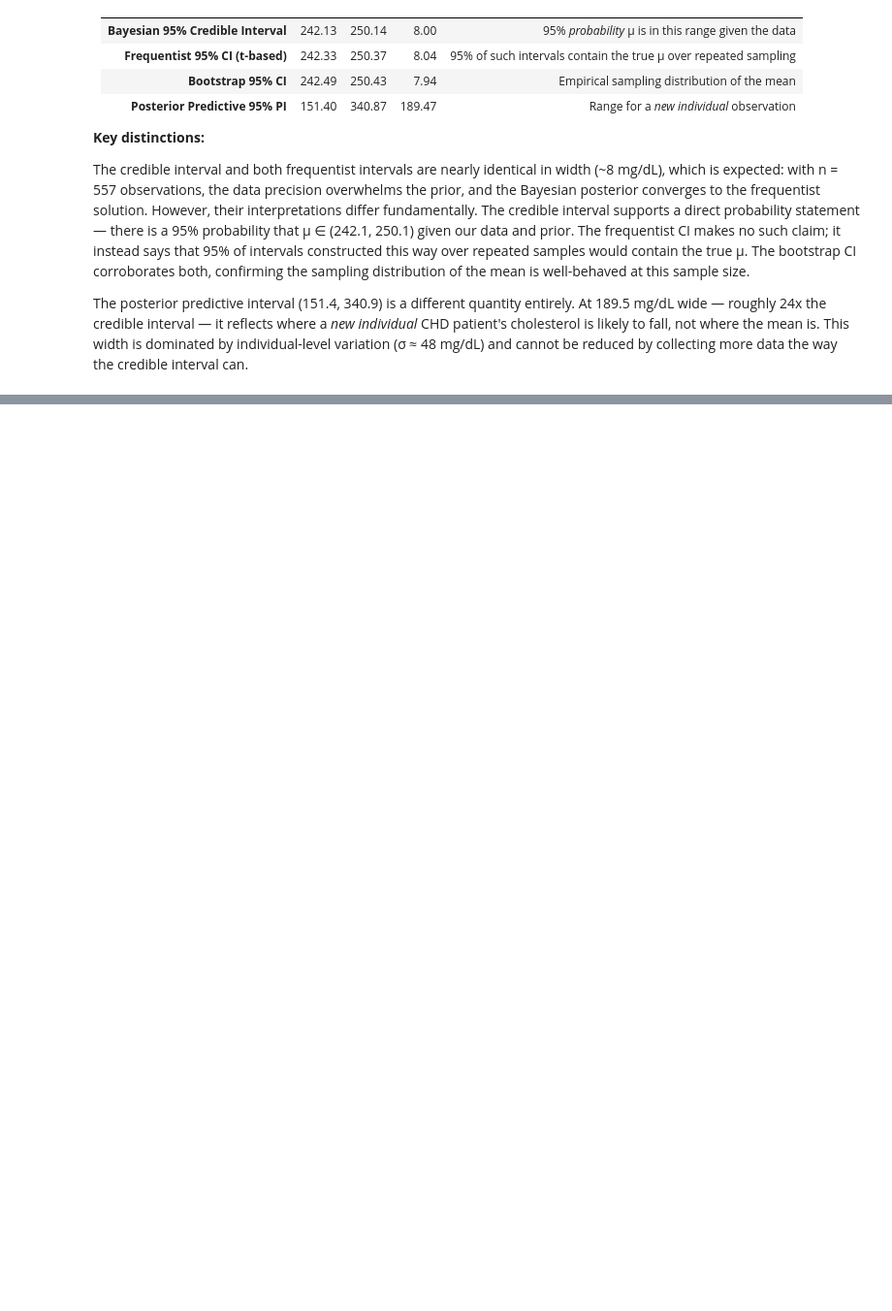
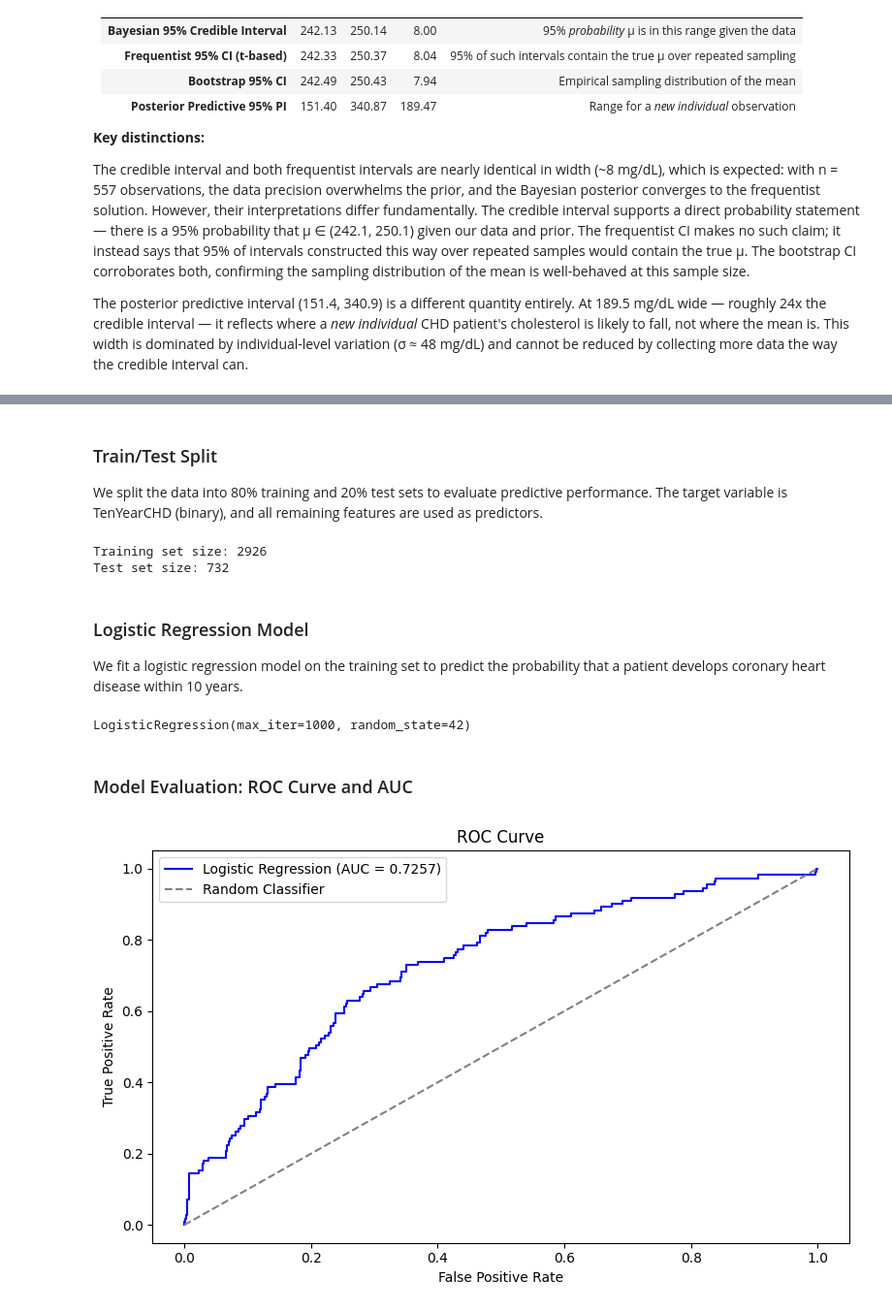
Before and after one commit to stefanregalia/Inf-Pred-Project, a Jupyter notebook: pipeline.ipynb, the cells around one changed output, grey strips where cells are left out. Shown at 97% size. Saved outputs shown, nothing was run; the diff lists cells and outputs as text; code cells hidden in the pictures; blank space fills up the shorter version.

Commit message:
regression model

```diff
--- a/pipeline.ipynb
+++ b/pipeline.ipynb
@@ -404,0 +407,63 @@ The posterior predictive interval (151.4, 340.9) is a different quantity entirel
+# %% [markdown]
+### Train/Test Split
+
+We split the data into 80% training and 20% test sets to evaluate predictive performance. The target variable is TenYearCHD (binary), and all remaining features are used as predictors.
+# %%
+from sklearn.model_selection import train_test_split
+
+# Define features and target
+X = df.drop(columns=['TenYearCHD'])
+y = df['TenYearCHD']
+
+# Train/test split
+X_train, X_test, y_train, y_test = train_test_split(
+    X, y, test_size=0.2, random_state=42, stratify=y
+)
+
+print(f"Training set size: {X_train.shape[0]}")
+print(f"Test set size: {X_test.shape[0]}")
+# %% [output]
+Training set size: 2926
+Test set size: 732
+# %% [markdown]
+### Logistic Regression Model
+
+We fit a logistic regression model on the training set to predict the probability that a patient develops coronary heart disease within 10 years.
+# %%
+from sklearn.linear_model import LogisticRegression
+from sklearn.preprocessing import StandardScaler
+
+# Standardize
+scaler = StandardScaler()
+X_train_scaled = scaler.fit_transform(X_train)
+X_test_scaled = scaler.transform(X_test)
+
+# Fitting model
+log_reg = LogisticRegression(random_state=42, max_iter=1000)
+log_reg.fit(X_train_scaled, y_train)
+# %% [output]
+LogisticRegression(max_iter=1000, random_state=42)
+# %% [markdown]
+### Model Evaluation: ROC Curve and AUC
+# %%
+from sklearn.metrics import roc_curve, roc_auc_score
+
+# Getting predicted probabilities on test set
+y_pred_prob = log_reg.predict_proba(X_test_scaled)[:, 1]
+
+# Computing ROC curve and AUC
+fpr, tpr, thresholds = roc_curve(y_test, y_pred_prob)
+auc_score = roc_auc_score(y_test, y_pred_prob)
+
+# Plotting ROC curve
+plt.figure(figsize=(8, 5))
+plt.plot(fpr, tpr, color='blue', label=f'Logistic Regression (AUC = {auc_score:.4f})')
+plt.plot([0, 1], [0, 1], color='gray', linestyle='--', label='Random Classifier')
+plt.title('ROC Curve')
+plt.xlabel('False Positive Rate')
+plt.ylabel('True Positive Rate')
+plt.legend()
+plt.tight_layout()
+plt.show()
+# %% [output]
+[figure, added]
```
Also changed, not shown: parts of 2 cells of this notebook.
